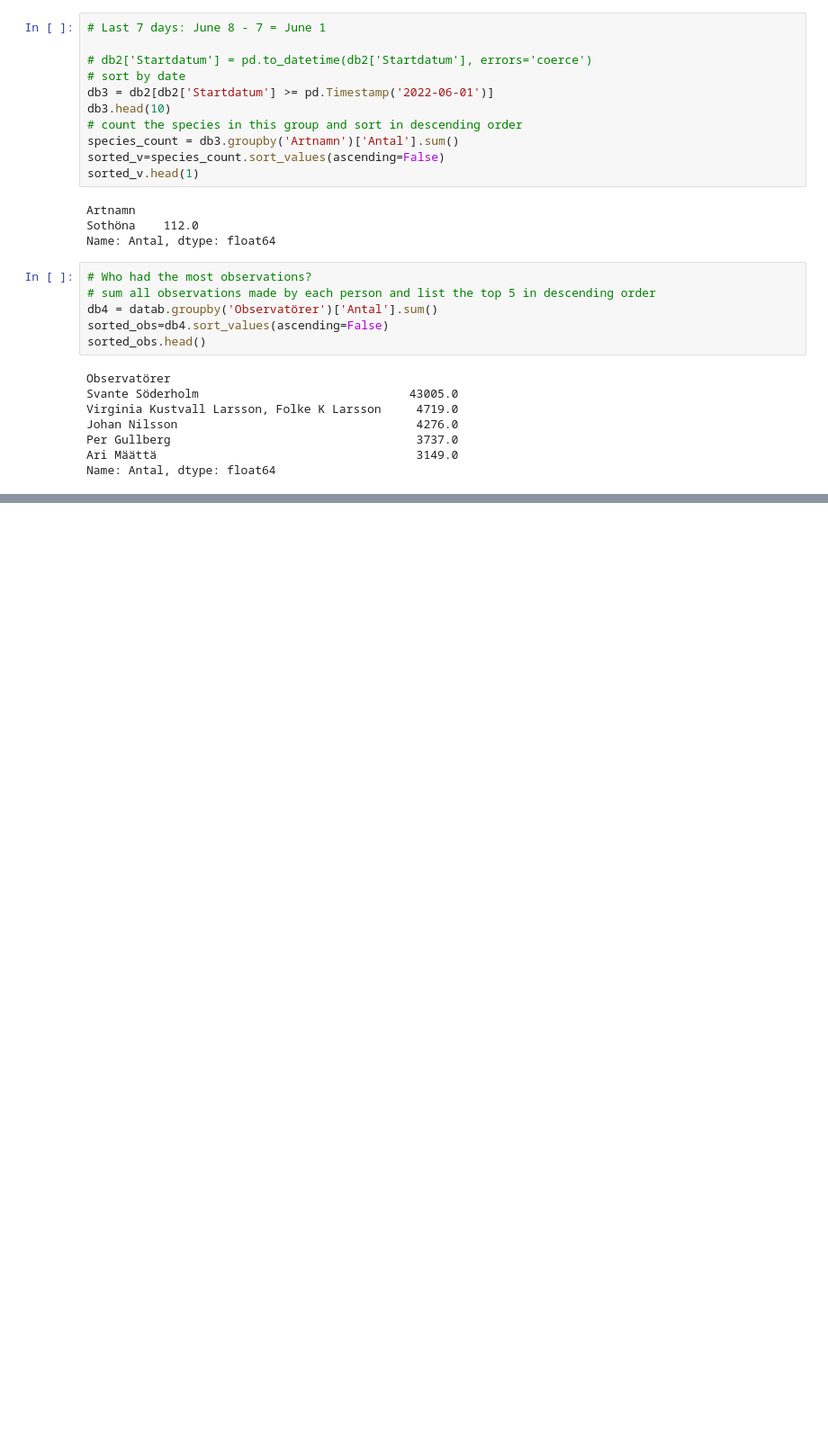
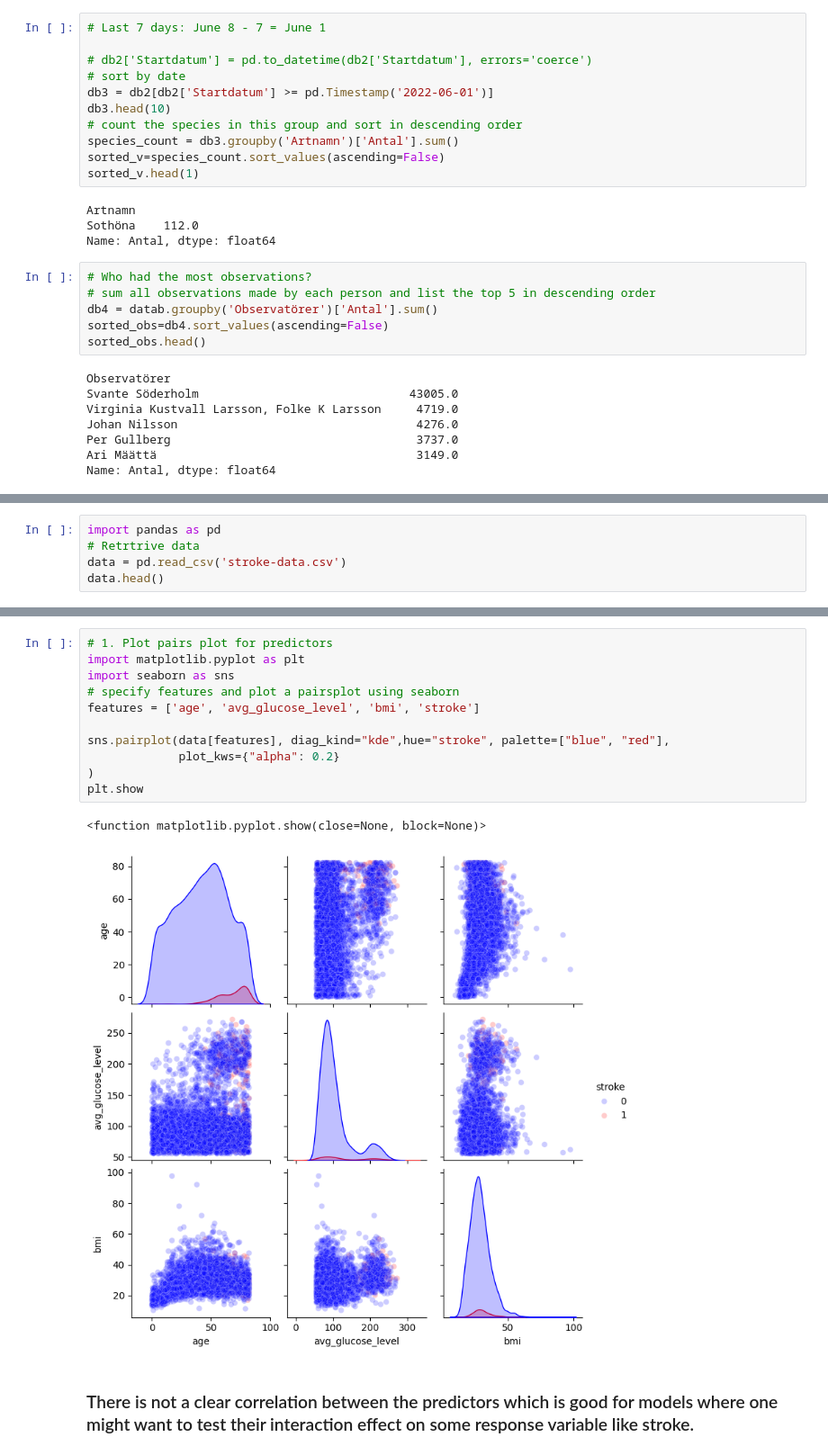
Before and after one commit to Fjljp/su-mt4007, a Jupyter notebook: HW3/HW3.ipynb, the cells around one changed output, grey strips where cells are left out. Shown at 90% size. Drawn from its saved outputs; the diff is of its cells as text; blank space fills up the shorter version.

```diff
--- a/HW3/HW3.ipynb
+++ b/HW3/HW3.ipynb
@@ -287,0 +288,5 @@ Name: Antal, dtype: float64
+# %%
+import pandas as pd
+# Retrtrive data
+data = pd.read_csv('stroke-data.csv')
+data.head()
@@ -287,0 +305,16 @@ Name: Antal, dtype: float64
+# %%
+# 1. Plot pairs plot for predictors
+import matplotlib.pyplot as plt
+import seaborn as sns
+# specify features and plot a pairsplot using seaborn
+features = ['age', 'avg_glucose_level', 'bmi', 'stroke']
+
+sns.pairplot(data[features], diag_kind="kde",hue="stroke", palette=["blue", "red"],
+             plot_kws={"alpha": 0.2}
+)
+plt.show
+# %% [output]
+<function matplotlib.pyplot.show(close=None, block=None)>
+[figure, added]
+# %% [markdown]
+### There is not a clear correlation between the predictors which is good for models where one might want to test their interaction effect on some response variable like stroke.
```
Also changed, not shown: parts of 12 cells of this notebook, 3 other files.
